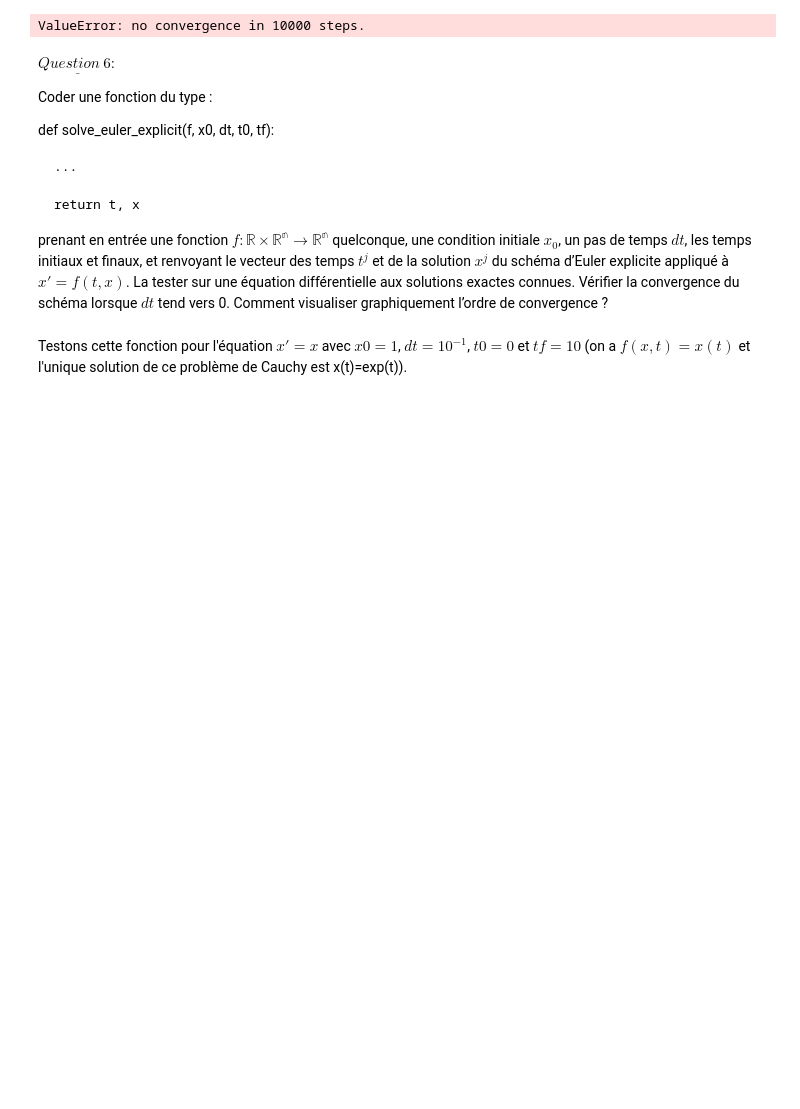
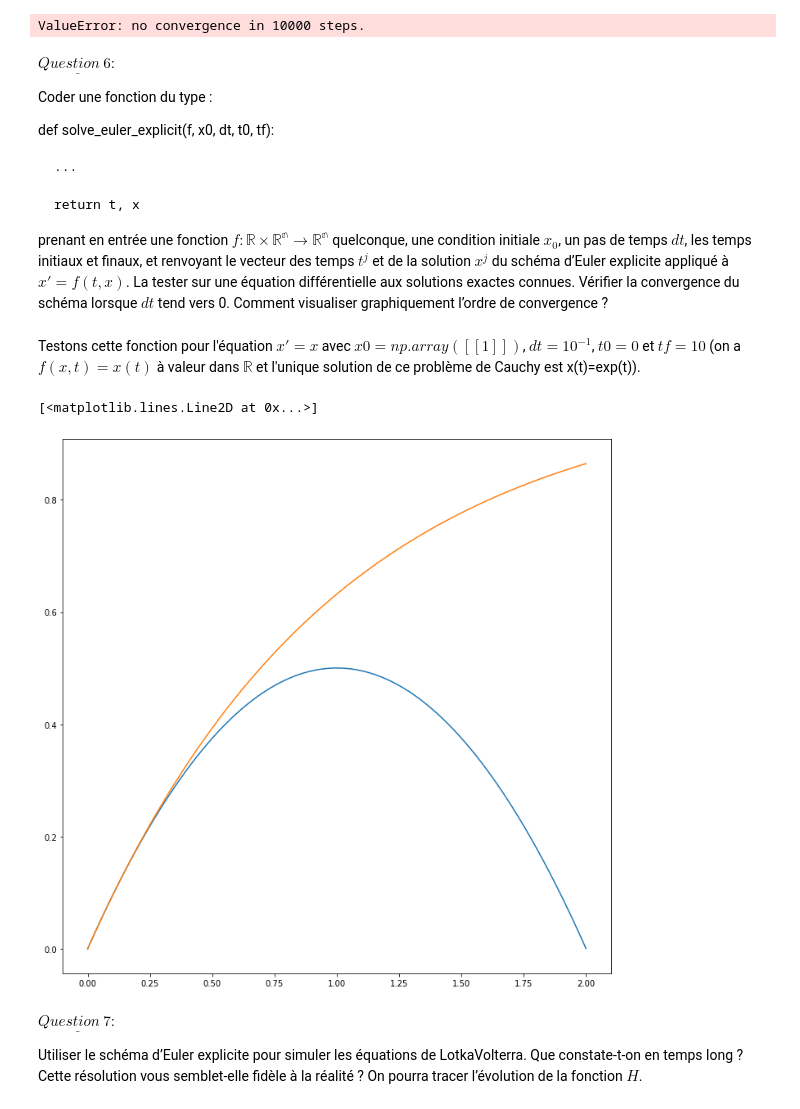
Before and after one commit to maellethaller/projet-numerique-2, a Jupyter notebook: projet.ipynb, the cells around one changed output. Drawn from its saved outputs; the diff is of its cells as text; code cells hidden in the pictures; blank space fills up the shorter version.

Commit message:
question6

```diff
--- a/projet.ipynb
+++ b/projet.ipynb
@@ -343,20 +343,36 @@ prenant en entrée une fonction $f : \mathbb{R}× \mathbb{R^{n}} → \mathbb{R^{
 initiale ${x_0}$, un pas de temps $dt$, les temps initiaux et finaux, et renvoyant le vecteur des temps $t^{j}$ et de la solution $x^{j}$ du schéma d’Euler explicite appliqué à $x' = f(t, x)$. La tester sur une équation différentielle aux
 solutions exactes connues. Vérifier la convergence du schéma lorsque $dt$
 tend vers 0. Comment visualiser graphiquement l’ordre de convergence ?
-# %%
-def solve_euler_explicit(f, x0, dt, t0, tf):
-    xj = x0
-    tj = t0
-    x = [x0]
-    t = [t0]
-    while tj<tf :
-        xj += dt*f(tj,xj)
-        x += [xj]
-        tj += dt
-        t += [tj]
-    return t, x
+# %%
+def solve_euler_explicit(f, x0, dt, t0, tf): #x0 est un vecteur colonne
+    xj = x0
+    tj = t0
+    (n,a)=np.shape(x0)
+    N = int(np.ceil((tf - t0) / dt))   #N est le nombre de fois qu'on va répéter la méthode
+    x = np.zeros((N+1,n))
+    x[0]=x0.T
+    t = [t0]
+    for j in range(N):
+        x[j + 1] = x[j] + dt * f(t[j], x[j])
+        t += [t[j] + dt]
+    x=x.T
+    return t, x          #chaque colonne de x correspond à un xj
 # %% [markdown]
-Testons cette fonction pour l'équation $x'=x$ avec $x0=1$, $dt=10^{-1}$, $t0=0$ et $tf=10$ (on a $f(x,t)=x(t)$ et l'unique solution de ce problème de Cauchy est x(t)=exp(t)).
+Testons cette fonction pour l'équation $x'=x$ avec $x0=np.array([[1]])$, $dt=10^{-1}$, $t0=0$ et $tf=10$ (on a $f(x,t)=x(t)$ à valeur dans $\mathbb{R}$ et l'unique solution de ce problème de Cauchy est x(t)=exp(t)).
 # %%
 def f(x,t):
-    return (x)
+    return (1-x)
+# %%
+(t,xa) = solve_euler_explicit(f, np.array([[0]]), 0.001, 0, 2)
+(i,j)=np.shape(xa)
+x=xa[0]
+y = [1-exp(-a) for a in t]
+plt.plot(t,x)
+plt.plot(t,y)
+# %% [output]
+[<matplotlib.lines.Line2D at 0x...>]
+[figure, added]
+# %% [markdown]
+$\underline{Question~7:}$
+
+Utiliser le schéma d’Euler explicite pour simuler les équations de LotkaVolterra. Que constate-t-on en temps long ? Cette résolution vous semblet-elle fidèle à la réalité ? On pourra tracer l’évolution de la fonction $H$.
```
Also changed, not shown: parts of 2 cells of this notebook.
